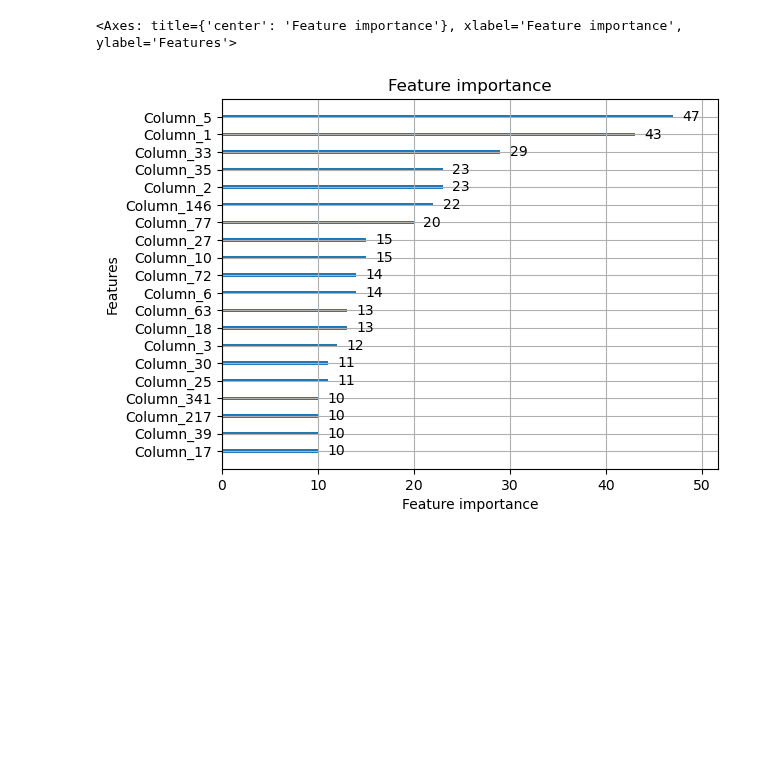
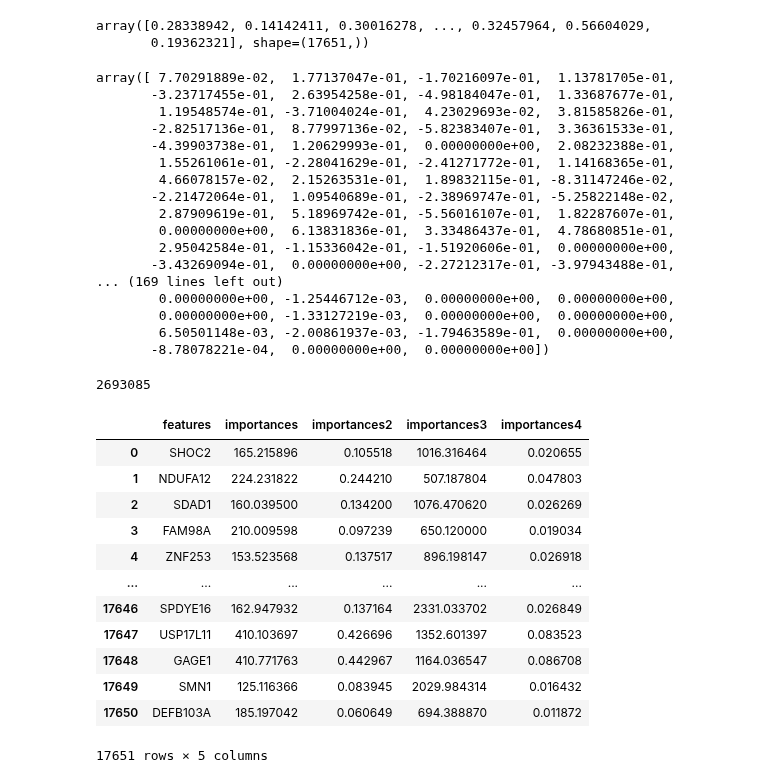
Before and after one commit to bio-info-guy/drug_sensitivity_mlpred, a Jupyter notebook: notebooks/DrugSensitivityML.ipynb, the cells around one changed output. Drawn from its saved outputs; the diff is of its cells as text; code cells hidden in the pictures; blank space fills up the shorter version.

```diff
--- a/notebooks/DrugSensitivityML.ipynb
+++ b/notebooks/DrugSensitivityML.ipynb
@@ -359,9 +422,42 @@ OptunaSearchCV(cv=StratifiedKFold(n_splits=5, random_state=42, shuffle=True),
+# %%
+X_train_scaled.std().values
+# %% [output]
+array([0.28338942, 0.14142411, 0.30016278, ..., 0.32457964, 0.56604029,
+       0.19362321], shape=(17651,))
+# %%
+new_importances = (np.abs((importance*pc_var)[:, np.newaxis]) * np.abs(comps/X_train_scaled.std(0).values)).sum(axis=0)
+new_importances2 = ((stable_softmax(importance)* pc_var)[:, np.newaxis] * np.abs(comps/X_train_scaled.std(0).values)).sum(axis=0)
+new_importances3 = np.abs((importance[:,np.newaxis]*comps).sum()*X_train_scaled.std(0).values)
+new_importances4 = (stable_softmax(importance)[:, np.newaxis] * np.abs(comps/X_train_scaled.std(0).values)).sum(axis=0)
+# %%
+importance[0]
+# %% [output]
+array([ 7.70291889e-02,  1.77137047e-01, -1.70216097e-01,  1.13781705e-01,
+       -3.23717455e-01,  2.63954258e-01, -4.98184047e-01,  1.33687677e-01,
+        1.19548574e-01, -3.71004024e-01,  4.23029693e-02,  3.81585826e-01,
+       -2.82517136e-01,  8.77997136e-02, -5.82383407e-01,  3.36361533e-01,
+       -4.39903738e-01,  1.20629993e-01,  0.00000000e+00,  2.08232388e-01,
+        1.55261061e-01, -2.28041629e-01, -2.41271772e-01,  1.14168365e-01,
+        4.66078157e-02,  2.15263531e-01,  1.89832115e-01, -8.31147246e-02,
+       -2.21472064e-01,  1.09540689e-01, -2.38969747e-01, -5.25822148e-02,
+        2.87909619e-01,  5.18969742e-01, -5.56016107e-01,  1.82287607e-01,
+        0.00000000e+00,  6.13831836e-01,  3.33486437e-01,  4.78680851e-01,
+        2.95042584e-01, -1.15336042e-01, -1.51920606e-01,  0.00000000e+00,
+       -3.43269094e-01,  0.00000000e+00, -2.27212317e-01, -3.97943488e-01,
+... (169 lines left out)
+        0.00000000e+00, -1.25446712e-03,  0.00000000e+00,  0.00000000e+00,
+        0.00000000e+00, -1.33127219e-03,  0.00000000e+00,  0.00000000e+00,
+        6.50501148e-03, -2.00861937e-03, -1.79463589e-01,  0.00000000e+00,
+       -8.78078221e-04,  0.00000000e+00,  0.00000000e+00])
 # %%
-lgbm.plot_importance(search_estimator_best_pipe.best_estimator_['classifier'], max_num_features =20)
+5945*453
 # %% [output]
-<Axes: title={'center': 'Feature importance'}, xlabel='Feature importance', ylabel='Features'>
+2693085
-[figure, removed]
+# %%
+def stable_softmax(x):
+    # Subtract the maximum value for numerical stability
+    shifted_x = x - np.max(x)
+    exp_shifted_x = np.exp(shifted_x)
+    return exp_shifted_x / np.sum(exp_shifted_x)
 # %%
-new_importances = ((search_estimator_best_pipe.best_estimator_['classifier'].feature_importances_*pca.explained_variance_)[:,np.newaxis] *np.abs(pca.components_)).sum(axis = 0)
+new_importances = (stable_softmax(importance)[:,np.newaxis] *np.abs(pca.components_)).sum(axis = 0)
-# %%
-new_importances = np.abs(((search_estimator_best_pipe.best_estimator_['classifier'].feature_importances_)[:,np.newaxis]*pca.components_).sum(axis = 0))
@@ -368,2 +466,21 @@ new_importances = np.abs(((search_estimator_best_pipe.best_estimator_['classifie
 # %%
-test = pd.DataFrame({'features':X_train.keys(), 'importances':abs(new_importances)})
+pd.DataFrame({'features':X_train_scaled.keys(),
+              'importances':abs(new_importances),
+              'importances2':abs(new_importances2),
+              'importances3':abs(new_importances3),
+              'importances4':abs(new_importances4)
+              })
+# %% [output]
+|  | features | importances | importances2 | importances3 | importances4 |
+| 0 | SHOC2 | 165.215896 | 0.105518 | 1016.316464 | 0.020655 |
+| 1 | NDUFA12 | 224.231822 | 0.244210 | 507.187804 | 0.047803 |
+| 2 | SDAD1 | 160.039500 | 0.134200 | 1076.470620 | 0.026269 |
+| 3 | FAM98A | 210.009598 | 0.097239 | 650.120000 | 0.019034 |
+| 4 | ZNF253 | 153.523568 | 0.137517 | 896.198147 | 0.026918 |
+| ... | ... | ... | ... | ... | ... |
+| 17646 | SPDYE16 | 162.947932 | 0.137164 | 2331.033702 | 0.026849 |
+| 17647 | USP17L11 | 410.103697 | 0.426696 | 1352.601397 | 0.083523 |
+| 17648 | GAGE1 | 410.771763 | 0.442967 | 1164.036547 | 0.086708 |
+| 17649 | SMN1 | 125.116366 | 0.083945 | 2029.984314 | 0.016432 |
+| 17650 | DEFB103A | 185.197042 | 0.060649 | 694.388870 | 0.011872 |
+17651 rows × 5 columns
```
Also changed, not shown: parts of 47 cells of this notebook, 7 other files.
